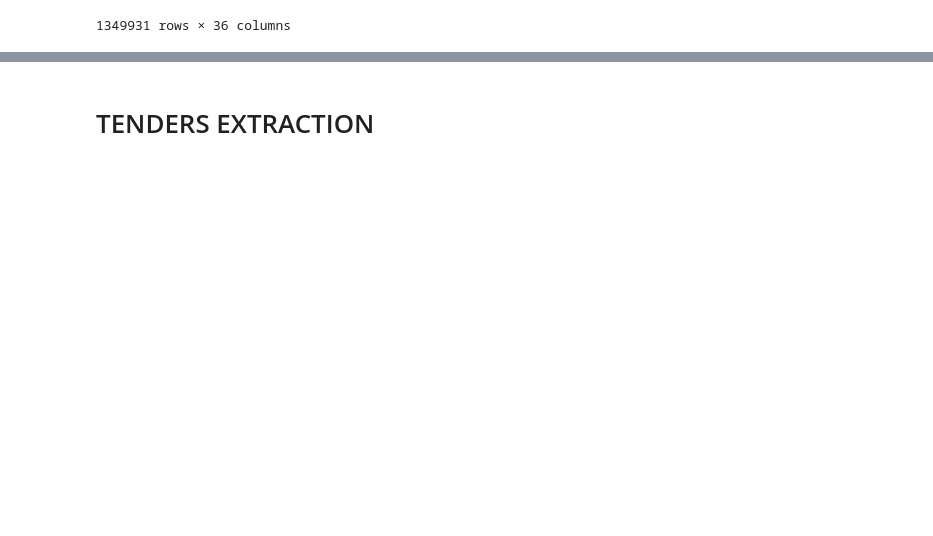
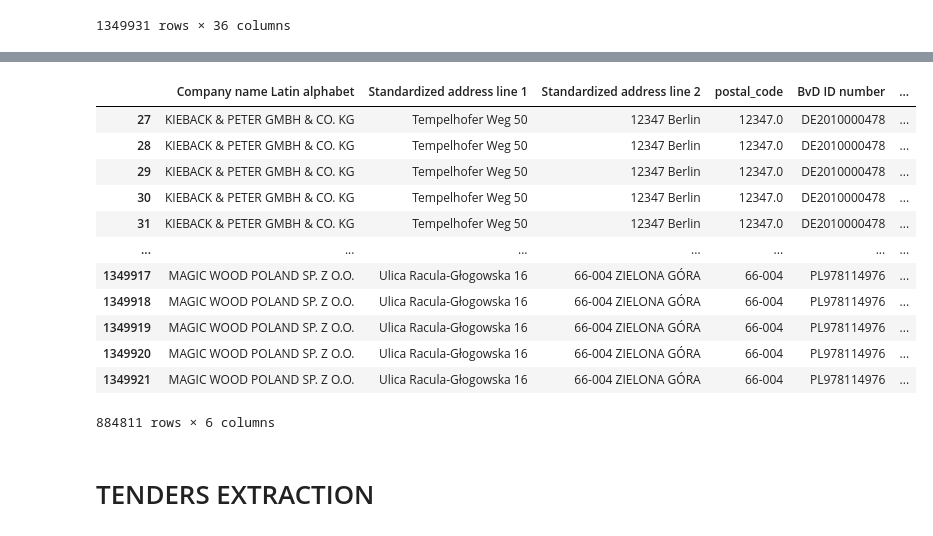
Before and after one commit to miladmirzazadeh/Thesis-Mirzazadeh-Eslahchi, a Jupyter notebook: merging_datasets.ipynb, the cells around one changed output, grey strips where cells are left out. Cells and saved outputs as stored; diff of their text form; code cells hidden in the pictures; blank space fills up the shorter version.

```diff
--- a/merging_datasets.ipynb
+++ b/merging_datasets.ipynb
@@ -81,3 +109,24 @@ bs_with_postal.to_csv("firms_data_with_postcode.csv", index=True)
+# %%
+columns_to_keep = list(aa.columns[-5:])
+columns_to_keep.append("Company_name")
+columns_to_keep
+b = aa[columns_to_keep]
+# %%
+b
+# %% [output]
+|  | Company name Latin alphabet | Standardized address line 1 | Standardized address line 2 | postal_code | BvD ID number | ... |
+| 27 | KIEBACK & PETER GMBH & CO. KG | Tempelhofer Weg 50 | 12347 Berlin | 12347.0 | DE2010000478 | ... |
+| 28 | KIEBACK & PETER GMBH & CO. KG | Tempelhofer Weg 50 | 12347 Berlin | 12347.0 | DE2010000478 | ... |
+| 29 | KIEBACK & PETER GMBH & CO. KG | Tempelhofer Weg 50 | 12347 Berlin | 12347.0 | DE2010000478 | ... |
+| 30 | KIEBACK & PETER GMBH & CO. KG | Tempelhofer Weg 50 | 12347 Berlin | 12347.0 | DE2010000478 | ... |
+| 31 | KIEBACK & PETER GMBH & CO. KG | Tempelhofer Weg 50 | 12347 Berlin | 12347.0 | DE2010000478 | ... |
+| ... | ... | ... | ... | ... | ... | ... |
+| 1349917 | MAGIC WOOD POLAND SP. Z O.O. | Ulica Racula-Głogowska 16 | 66-004 ZIELONA GÓRA | 66-004 | PL978114976 | ... |
+| 1349918 | MAGIC WOOD POLAND SP. Z O.O. | Ulica Racula-Głogowska 16 | 66-004 ZIELONA GÓRA | 66-004 | PL978114976 | ... |
+| 1349919 | MAGIC WOOD POLAND SP. Z O.O. | Ulica Racula-Głogowska 16 | 66-004 ZIELONA GÓRA | 66-004 | PL978114976 | ... |
+| 1349920 | MAGIC WOOD POLAND SP. Z O.O. | Ulica Racula-Głogowska 16 | 66-004 ZIELONA GÓRA | 66-004 | PL978114976 | ... |
+| 1349921 | MAGIC WOOD POLAND SP. Z O.O. | Ulica Racula-Głogowska 16 | 66-004 ZIELONA GÓRA | 66-004 | PL978114976 | ... |
+884811 rows × 6 columns
 # %% [markdown]
 # TENDERS EXTRACTION
 # %%
```
Also changed, not shown: parts of 24 cells of this notebook.
